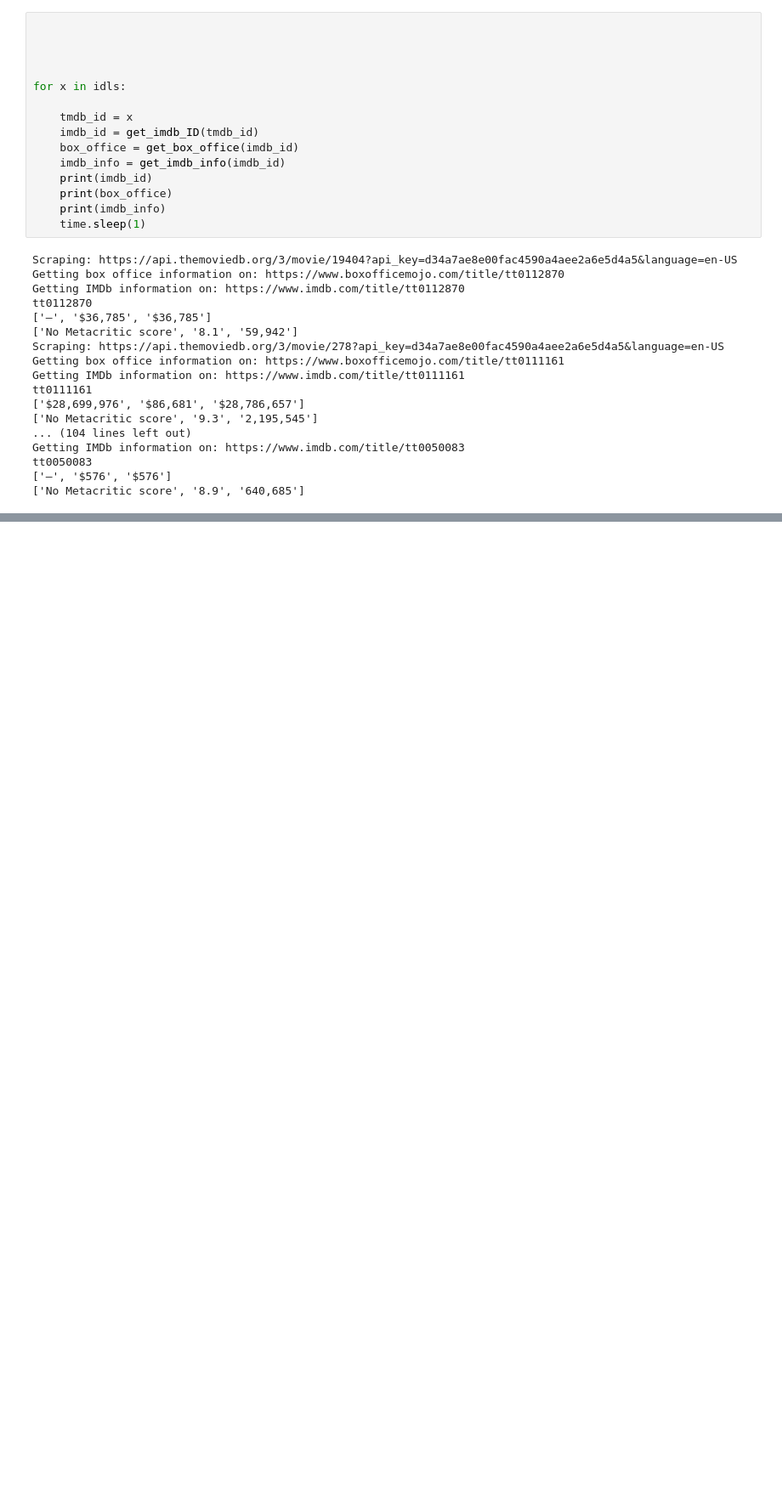
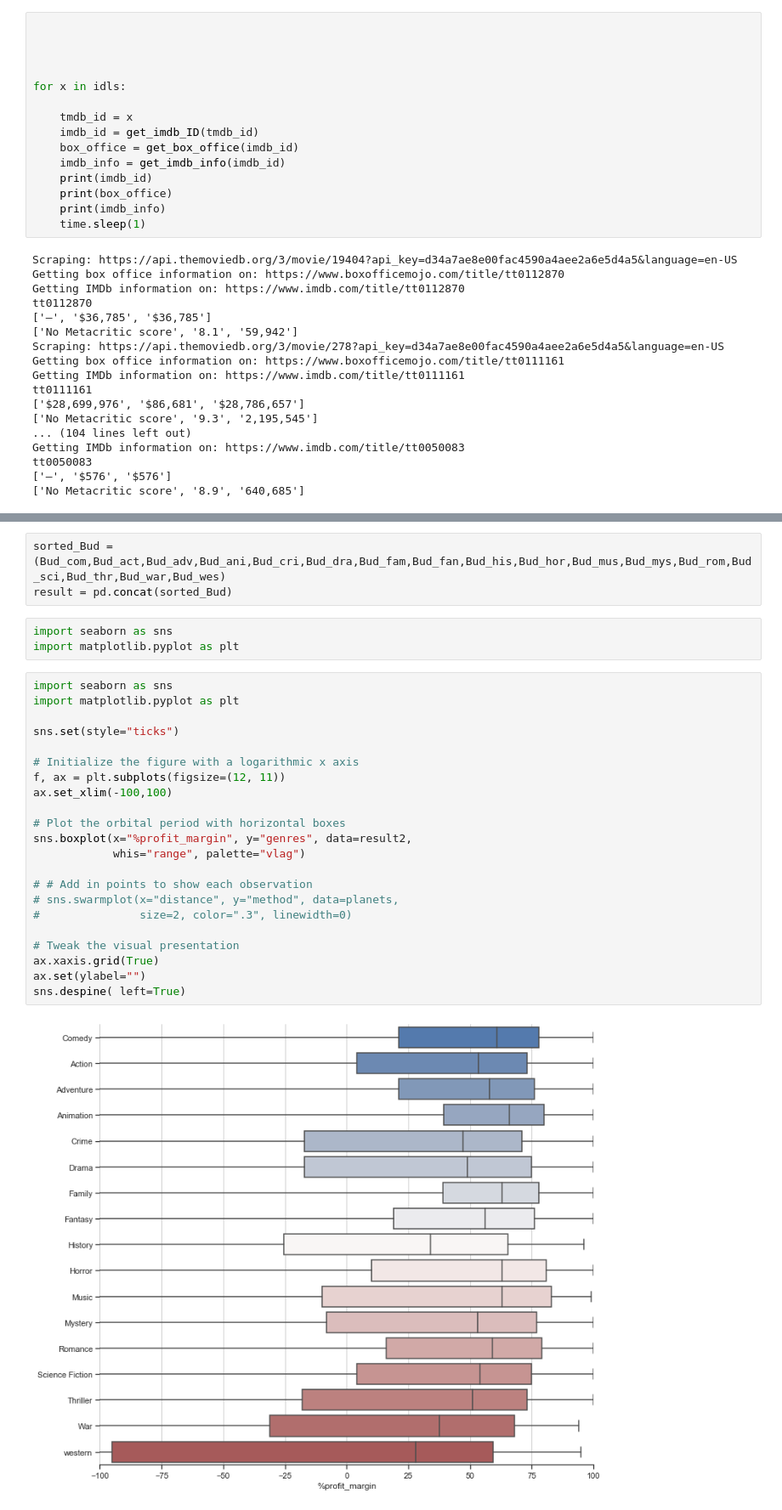
Before and after one commit to JohnTheTripper/MovieProjectFIDS, a Jupyter notebook: The movie DB code .ipynb, the cells around one changed output, grey strips where cells are left out. Shown: that part at 85% size. Drawn from its saved outputs; the diff is of its cells as text; blank space fills up the shorter version.

Commit message:
cleaned the data and graphed profit margin against genre. Also, graphed  runtime vs score.

```diff
--- a/The movie DB code .ipynb
+++ b/The movie DB code .ipynb
@@ -420,0 +508,30 @@ tt0050083
+# %%
+sorted_Bud = (Bud_com,Bud_act,Bud_adv,Bud_ani,Bud_cri,Bud_dra,Bud_fam,Bud_fan,Bud_his,Bud_hor,Bud_mus,Bud_mys,Bud_rom,Bud_sci,Bud_thr,Bud_war,Bud_wes)
+result = pd.concat(sorted_Bud)
+# %%
+import seaborn as sns
+import matplotlib.pyplot as plt
+# %%
+import seaborn as sns
+import matplotlib.pyplot as plt
+
+sns.set(style="ticks")
+
+# Initialize the figure with a logarithmic x axis
+f, ax = plt.subplots(figsize=(12, 11))
+ax.set_xlim(-100,100)
+
+# Plot the orbital period with horizontal boxes
+sns.boxplot(x="%profit_margin", y="genres", data=result2,
+            whis="range", palette="vlag")
+
+# # Add in points to show each observation
+# sns.swarmplot(x="distance", y="method", data=planets,
+#               size=2, color=".3", linewidth=0)
+
+# Tweak the visual presentation
+ax.xaxis.grid(True)
+ax.set(ylabel="")
+sns.despine( left=True)
+# %% [output]
+[figure, added]
```
Also changed, not shown: parts of 23 cells of this notebook.
